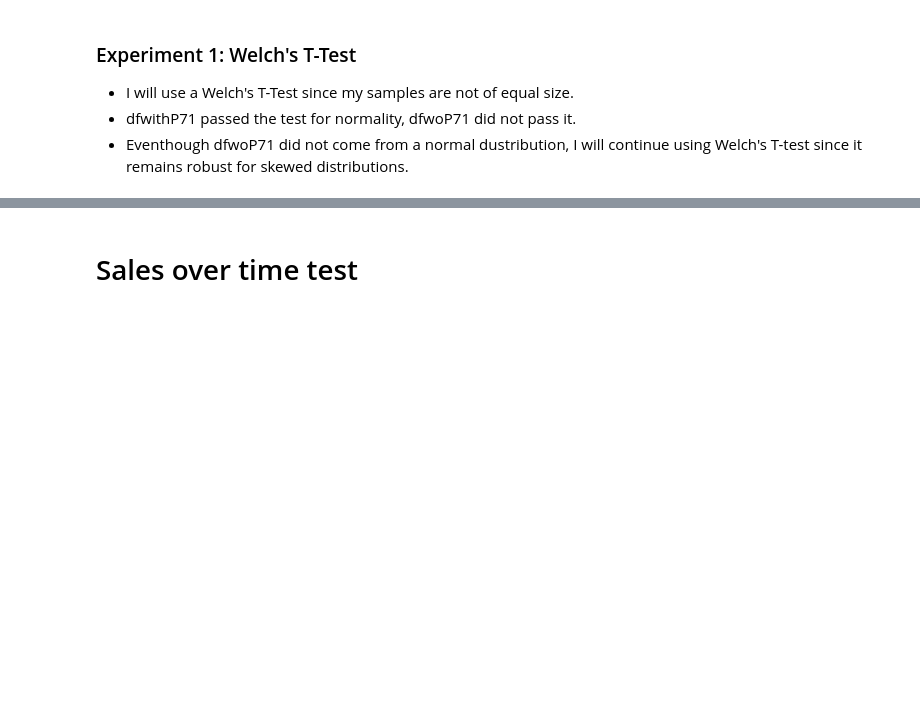
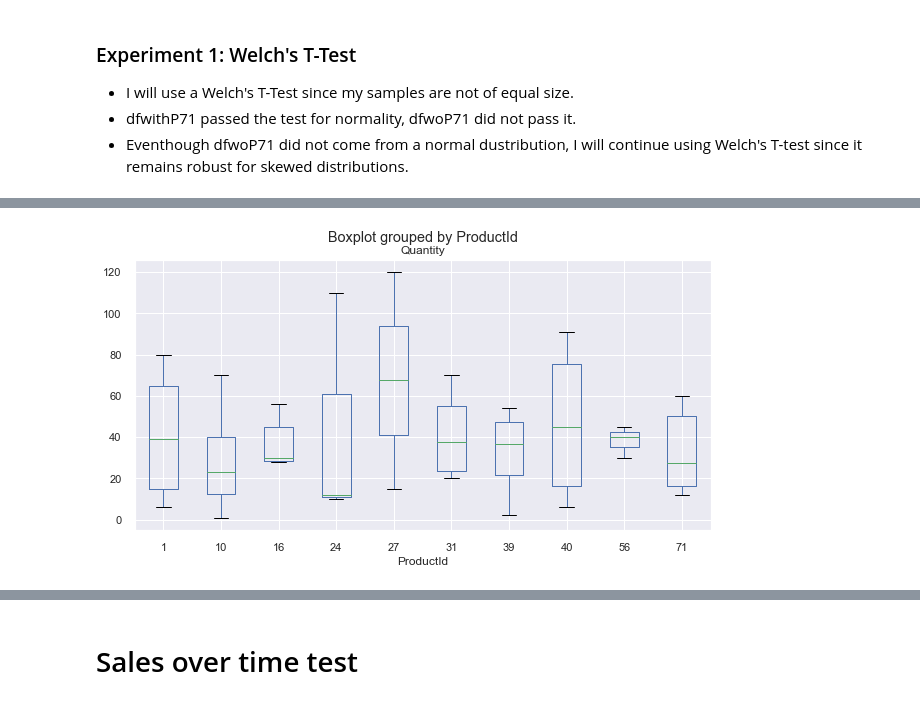
Before and after one commit to Francismorales/dsc-mod-3-project-online-ds-pt-061019, a Jupyter notebook: Project2-Northwind_Hypothesis_Testing.ipynb, the cells around one changed output, grey strips where cells are left out. Saved outputs shown, nothing was run; the diff lists cells and outputs as text; code cells hidden in the pictures; blank space fills up the shorter version.

```diff
--- a/Project2-Northwind_Hypothesis_Testing.ipynb
+++ b/Project2-Northwind_Hypothesis_Testing.ipynb
@@ -811,2 +823,3 @@ t
 # %%
-Welc_num = np.mean(dfwithP71['Quantity']) - np.mean(dfwoP71['Quantity'])
+t = Welch_test(dfwithP71['Quantity'], dfwoP71['Quantity'])
+t
@@ -820,0 +828,3 @@ W
+# %%
+df = welch_df(dfwithP71['Quantity'], dfwoP71['Quantity'])
+df
@@ -820,0 +833,4 @@ W
+# %%
+#get the p-value with calculated t statistic and df
+p = 1 - scs.t.cdf(t, df)
+print(p)
@@ -820,0 +865,14 @@ W
+# %%
+#Create working df with OrderIds that contain PId60
+#Select top 10 ProductIds purchased with PId60
+dfProductIds = pd.read_sql_query('''SELECT od.OrderId, od.ProductId, p.ProductName, c.CategoryName, od.Quantity
+                            FROM 'OrderDetail' od
+                            JOIN 'Product' p ON p.Id = od.ProductId
+                            JOIN 'Category' c ON c.Id = p.CategoryId
+                            WHERE od.OrderId IN
+                                (SELECT od.OrderId
+                                FROM 'OrderDetail' od
+                                JOIN 'Product' p ON p.Id = od.ProductId
+                                WHERE ProductId = 60)
+                            AND od.ProductId IN (71,16,40,31,1,27,24,39,10,56)
+                            ;''', cnx)
@@ -820,0 +941,4 @@ W
+# %%
+dfProductIds.boxplot('Quantity', by='ProductId', figsize=(10, 5));
+# %% [output]
+[figure, added]
```
Also changed, not shown: parts of 21 cells of this notebook.
